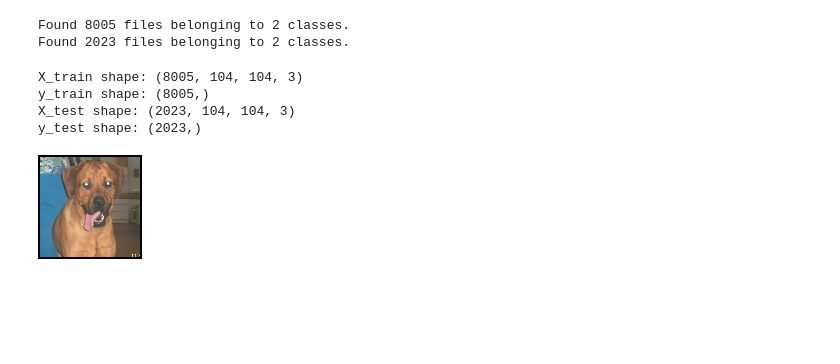
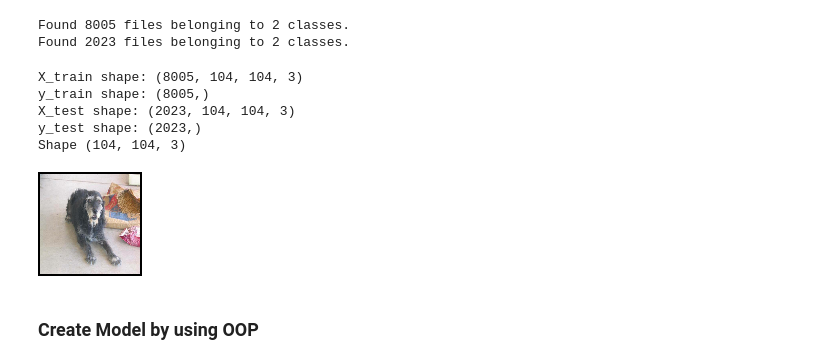
Before and after one commit to KU-Gen-AI-2567/Autoencoder-demo, a Jupyter notebook: Autoencoder.ipynb, the cells around one changed output. Saved outputs shown, nothing was run; the diff lists cells and outputs as text; code cells hidden in the pictures; blank space fills up the shorter version.

Commit message:
Create Model and Show Image to compare

```diff
--- a/Autoencoder.ipynb
+++ b/Autoencoder.ipynb
@@ -98,12 +98,17 @@ print("X_train shape:", X_train.shape)
 print("y_train shape:", y_train.shape)
 print("X_test shape:", X_test.shape)
 print("y_test shape:", y_test.shape)
+SHAPE = X_train.shape[1:]
+print(f"Shape {SHAPE}")
 # %% [output]
 X_train shape: (8005, 104, 104, 3)
 y_train shape: (8005,)
 X_test shape: (2023, 104, 104, 3)
 y_test shape: (2023,)
+Shape (104, 104, 3)
 # %%
-to_image(X_train[0])
+to_image(X_train[8000])
 # %% [output]
-[figure, old version]
+[figure, new version]
+# %% [markdown]
+### Create Model by using OOP
```
Also changed, not shown: parts of 10 cells of this notebook.
